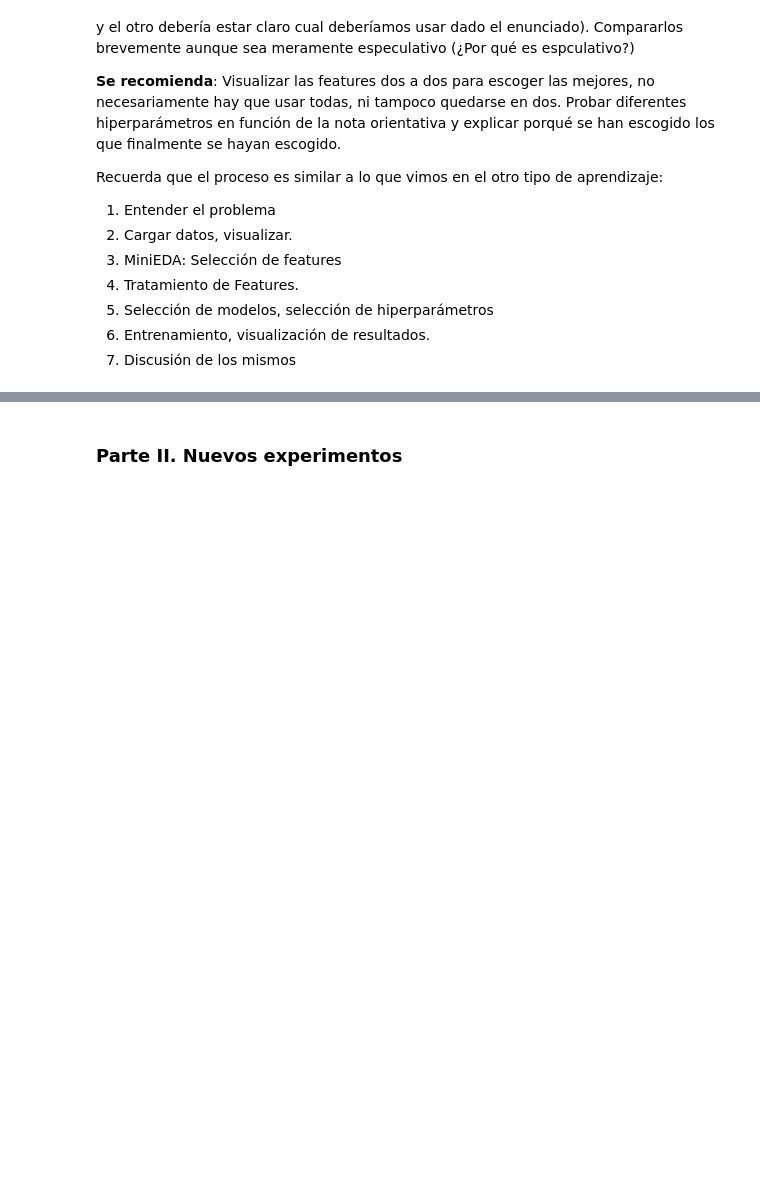
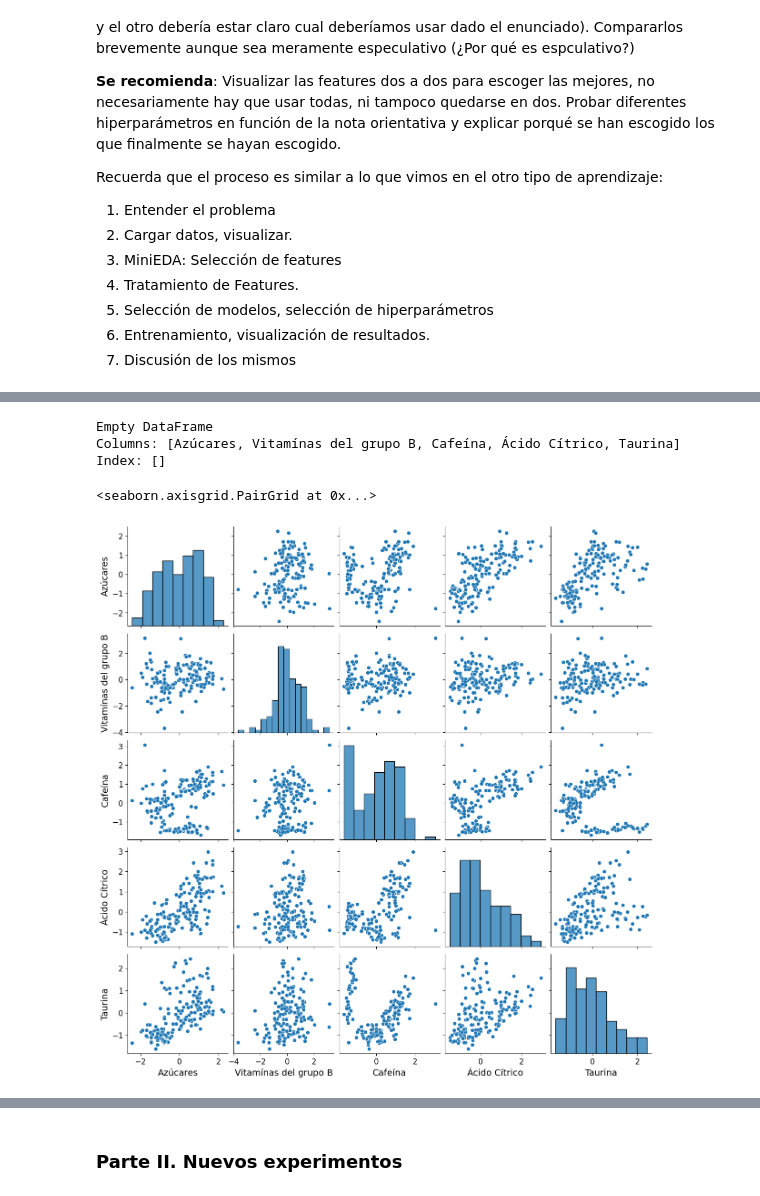
Before and after one commit to jvemagmail/MyBootCampDS, a Jupyter notebook: 04_Machine_Learning/Sprint_13/Unidad_02_ML_No_Supervisado_Clustering_DBSCAN/03_Practica_Obligatoria/18_Practica_Obligatoria_Clustering_DBSCAN.ipynb, the cells around one changed output, grey strips where cells are left out. Drawn from its saved outputs; the diff is of its cells as text; code cells hidden in the pictures; blank space fills up the shorter version.

```diff
--- a/04_Machine_Learning/Sprint_13/Unidad_02_ML_No_Supervisado_Clustering_DBSCAN/03_Practica_Obligatoria/18_Practica_Obligatoria_Clustering_DBSCAN.ipynb
+++ b/04_Machine_Learning/Sprint_13/Unidad_02_ML_No_Supervisado_Clustering_DBSCAN/03_Practica_Obligatoria/18_Practica_Obligatoria_Clustering_DBSCAN.ipynb
@@ -17,3 +14,31 @@ Importa los paquetes y módulos que necesites a lo largo del notebook
+# %%
+# Common imports
+import numpy as np
+import seaborn as sns
+import matplotlib.pyplot as plt
+import pandas as pd
+import bootcampviztools as bct
+import itertools
+from sklearn.cluster import DBSCAN
+from sklearn.neighbors import NearestNeighbors
+from sklearn.cluster import AgglomerativeClustering
+from scipy.cluster.hierarchy import linkage, dendrogram
+import matplotlib.pyplot as plt
+
+# to make this notebook's output stable across runs
+np.random.seed(42)
+
+# To plot pretty figures
+%matplotlib inline
+import matplotlib as mpl
+import matplotlib.pyplot as plt
+mpl.rc('axes', labelsize=14)
+mpl.rc('xtick', labelsize=12)
+mpl.rc('ytick', labelsize=12)
+
+# Ignore useless warnings (see SciPy issue #5998)
+import warnings
+warnings.filterwarnings(action="ignore", message="^internal gelsd")
 # %% [markdown]
 ### Parte I. Modelado
 # %% [markdown]
@@ -40,3 +65,6 @@ Recuerda que el proceso es similar a lo que vimos en el otro tipo de aprendizaje
 5. Selección de modelos, selección de hiperparámetros
 6. Entrenamiento, visualización de resultados.
 7. Discusión de los mismos
+# %%
+path_to_file = './data/empowering_drinks.csv'
+df = pd.read_csv(path_to_file, sep='|')
@@ -42,0 +107,16 @@ Recuerda que el proceso es similar a lo que vimos en el otro tipo de aprendizaje
+# %%
+# Veo que los datos ya están escalados pq la media es cercana a 0 y
+# la desviación estándar es cercana a 1, y no hay valores nulos
+mask = (df.select_dtypes(include='number') == 0).any(axis=1)
+df_zeros = df[mask]
+print(df_zeros)
+# %% [output]
+Empty DataFrame
+Columns: [Azúcares, Vitamínas del grupo B, Cafeína, Ácido Cítrico, Taurina]
+Index: []
+# %%
+# Distribuciones de las features
+sns.pairplot(df)
+# %% [output]
+<seaborn.axisgrid.PairGrid at 0x...>
+[figure, added]
```
Also changed, not shown: parts of 37 cells of this notebook.
